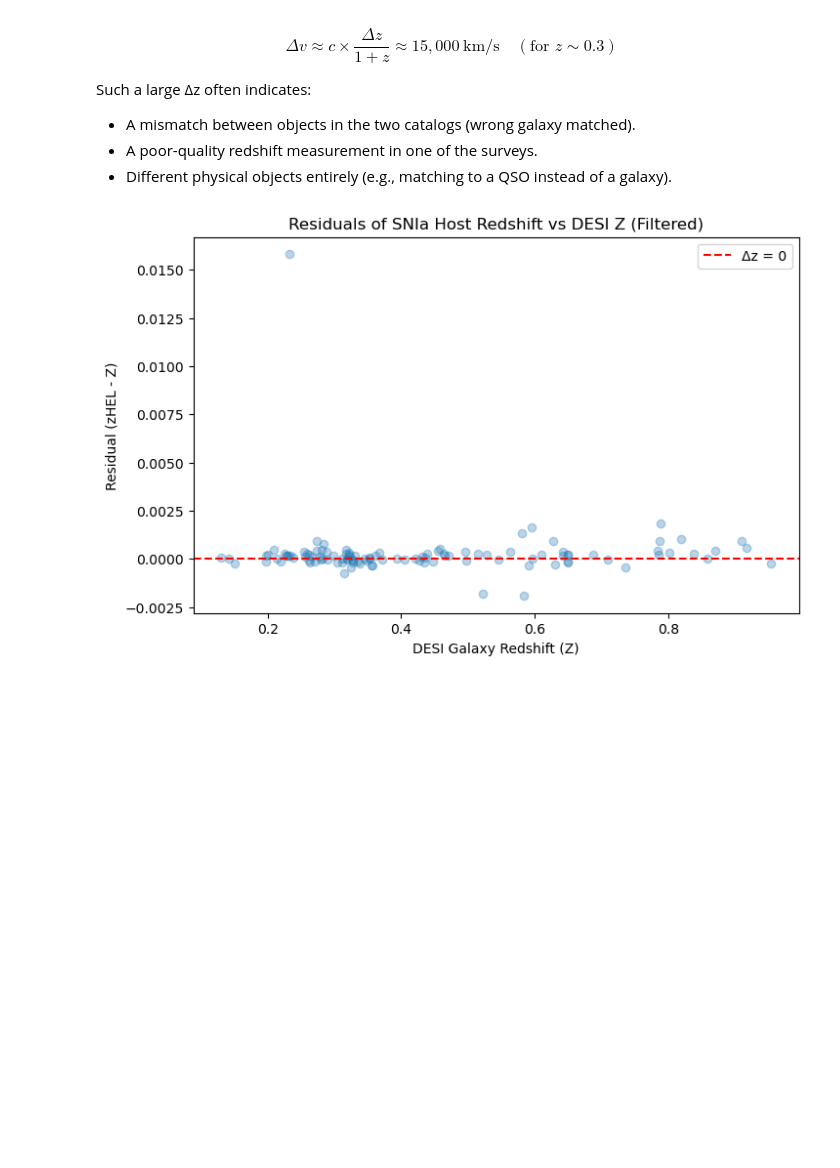
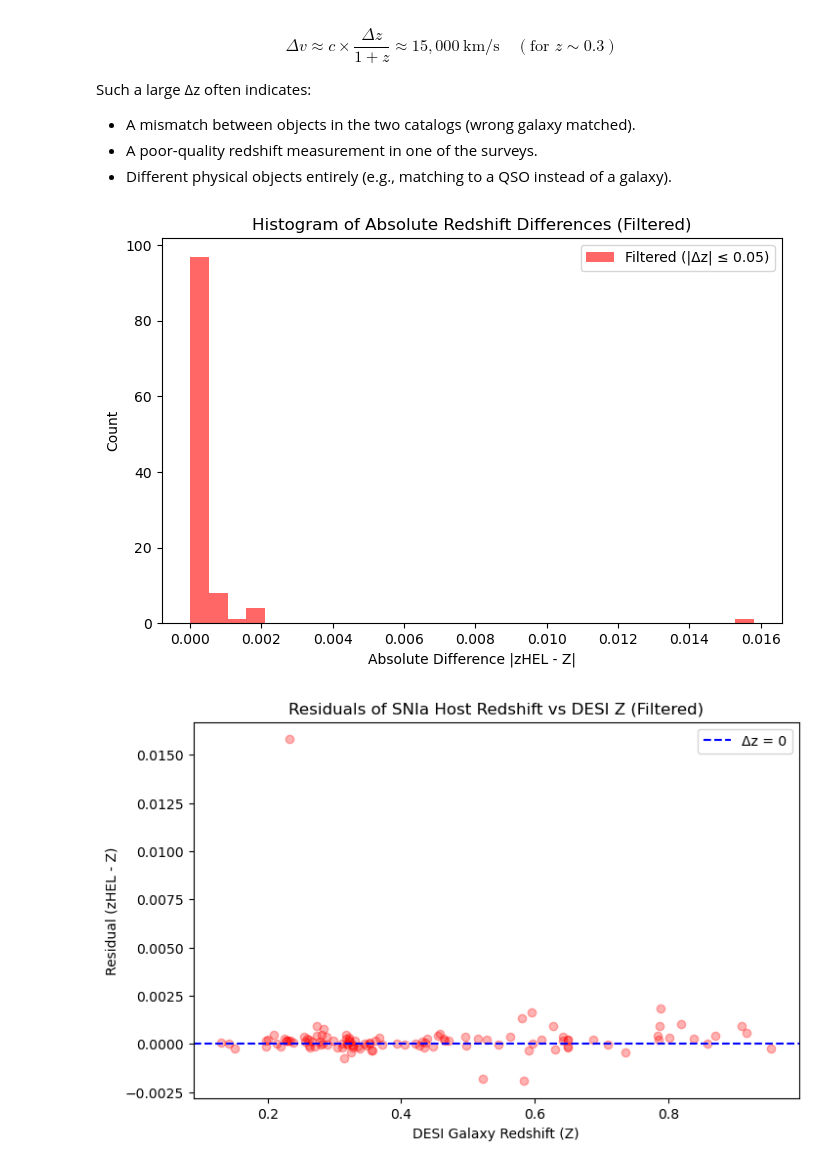
Before and after one commit to chernya4/first_paper, a Jupyter notebook: DES5YR_DESI_deliverable.ipynb, the cells around one changed output. Cells and saved outputs as stored; diff of their text form; code cells hidden in the pictures; blank space fills up the shorter version.

Commit message:
Plotted a HIstogram for the DESI DES Data

```diff
--- a/DES5YR_DESI_deliverable.ipynb
+++ b/DES5YR_DESI_deliverable.ipynb
@@ -466,19 +468,29 @@ Such a large Δz often indicates:
 # %%
 # === Then: Filter out rows where |Δz| > 0.5 ===
 filtered_df = df[df["ABS_DIFF_zHEL_Z"] <= 0.05]
 
 # === Save the filtered data ===
 output_path = "DES5YR_DESI_data/SNIa_matched_2_DESI_gal_Z_filtered.csv"
 filtered_df.to_csv(output_path, index=False)
 
+# === Histogram AFTER filtering ===
+plt.figure(figsize=(8, 5))
+plt.hist(filtered_df["ABS_DIFF_zHEL_Z"], bins=30, alpha=0.6, color="red", label="Filtered (|Δz| ≤ 0.05)")
+plt.xlabel("Absolute Difference |zHEL - Z|")
+plt.ylabel("Count")
+plt.title("Histogram of Absolute Redshift Differences (Filtered)")
+plt.legend()
+plt.show()
+
 # === Verification plot: Residuals vs DESI Redshift for filtered data ===
 plt.figure(figsize=(8, 5))
-plt.scatter(filtered_df["Z"], filtered_df["RESIDUAL"], alpha=0.3)
-plt.axhline(0, color='r', linestyle='--', label='Δz = 0')
+plt.scatter(filtered_df["Z"], filtered_df["RESIDUAL"], alpha=0.3, color = "red")
+plt.axhline(0, color='b', linestyle='--', label='Δz = 0')
 plt.xlabel("DESI Galaxy Redshift (Z)")
 plt.ylabel("Residual (zHEL - Z)")
 plt.title("Residuals of SNIa Host Redshift vs DESI Z (Filtered)")
 plt.legend()
 plt.show()
 # %% [output]
-[figure, old version]
+[figure, new version]
+[figure, added]
```
Also changed, not shown: parts of 8 cells of this notebook.
